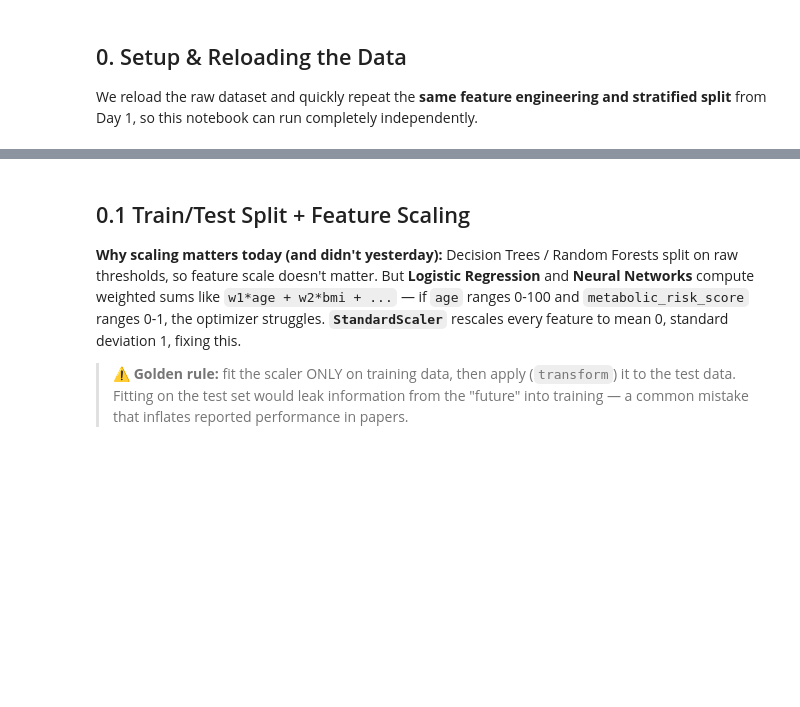
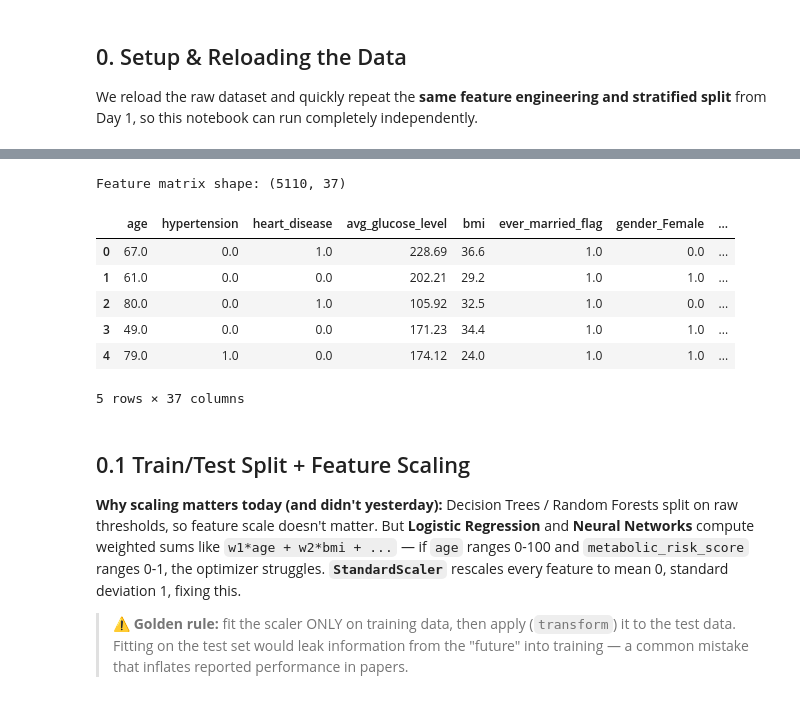
Before and after one commit to kaopanboonyuen/KKU_Biostat_ML_2026s2, a Jupyter notebook: code/Day2_KKU_Biostat_ML.ipynb, the cells around one changed output, grey strips where cells are left out. Drawn from its saved outputs; the diff is of its cells as text; code cells hidden in the pictures; blank space fills up the shorter version.

```diff
--- a/code/Day2_KKU_Biostat_ML.ipynb
+++ b/code/Day2_KKU_Biostat_ML.ipynb
@@ -81,18 +97,19 @@ data["bmi"] = data.groupby(["age_bin_for_impute", "gender"])["bmi"].transform(la
 data["bmi"] = data["bmi"].fillna(data["bmi"].median())
 data.drop(columns=["age_bin_for_impute"], inplace=True)
 # %%
-# TODO: Clinical binning
-
+# Clinical binning
 def bmi_category(v):
-    # TODO: Implement BMI clinical binning logic
-    pass
-
+    if v < 18.5: return "Underweight"
+    elif v < 25: return "Normal"
+    elif v < 30: return "Overweight"
+    else: return "Obese"
 
 def glucose_category(v):
-    # TODO: Implement glucose clinical binning logic
-    pass
+    if v < 140: return "Normal"
+    elif v < 200: return "Prediabetes"
+    else: return "Diabetes_range"
 # %%
-data["bmi_category"] = # Write your code here
+data["bmi_category"] = data["bmi"].apply(bmi_category)
 data["glucose_category"] = data["avg_glucose_level"].apply(glucose_category)
 data["age_group"] = pd.cut(data["age"], bins=[0, 18, 40, 60, 80, 120], labels=["0-18", "19-40", "41-60", "61-80", "81+"])
 # %%
@@ -106,7 +123,7 @@ data_encoded = pd.get_dummies(data, columns=categorical_for_ohe, drop_first=Fals
 # %%
 # Composite / interaction features
 data_encoded["comorbidity_count"] = data["hypertension"] + data["heart_disease"]
-data_encoded["age_x_hypertension"] =  # Write your code here
+data_encoded["age_x_hypertension"] = data["age"] * data["hypertension"]
 data_encoded["metabolic_risk_score"] = (
     (data["avg_glucose_level"] / data["avg_glucose_level"].max()) * 0.5
     + (data["bmi"] / data["bmi"].max()) * 0.5
@@ -118,11 +135,20 @@ drop_cols = ["id"]
 feature_cols = [c for c in data_encoded.columns if c not in drop_cols + ["stroke"]]
 # %%
 # Make sure every feature column is numeric (bool -> int) for downstream models (sklearn AND PyTorch)
-X =  # Write your code here
-y =  # Write your code here
+X = data_encoded[feature_cols].astype(float)
+y = data_encoded["stroke"].astype(int)
 
 print("Feature matrix shape:", X.shape)
 X.head()
+# %% [output]
+Feature matrix shape: (5110, 37)
+|  | age | hypertension | heart_disease | avg_glucose_level | bmi | ever_married_flag | gender_Female | ... |
+| 0 | 67.0 | 0.0 | 1.0 | 228.69 | 36.6 | 1.0 | 0.0 | ... |
+| 1 | 61.0 | 0.0 | 0.0 | 202.21 | 29.2 | 1.0 | 1.0 | ... |
+| 2 | 80.0 | 0.0 | 1.0 | 105.92 | 32.5 | 1.0 | 0.0 | ... |
+| 3 | 49.0 | 0.0 | 0.0 | 171.23 | 34.4 | 1.0 | 1.0 | ... |
+| 4 | 79.0 | 1.0 | 0.0 | 174.12 | 24.0 | 1.0 | 1.0 | ... |
+5 rows × 37 columns
 # %% [markdown]
 
 ## 0.1 Train/Test Split + Feature Scaling
```
Also changed, not shown: parts of 31 cells of this notebook.
